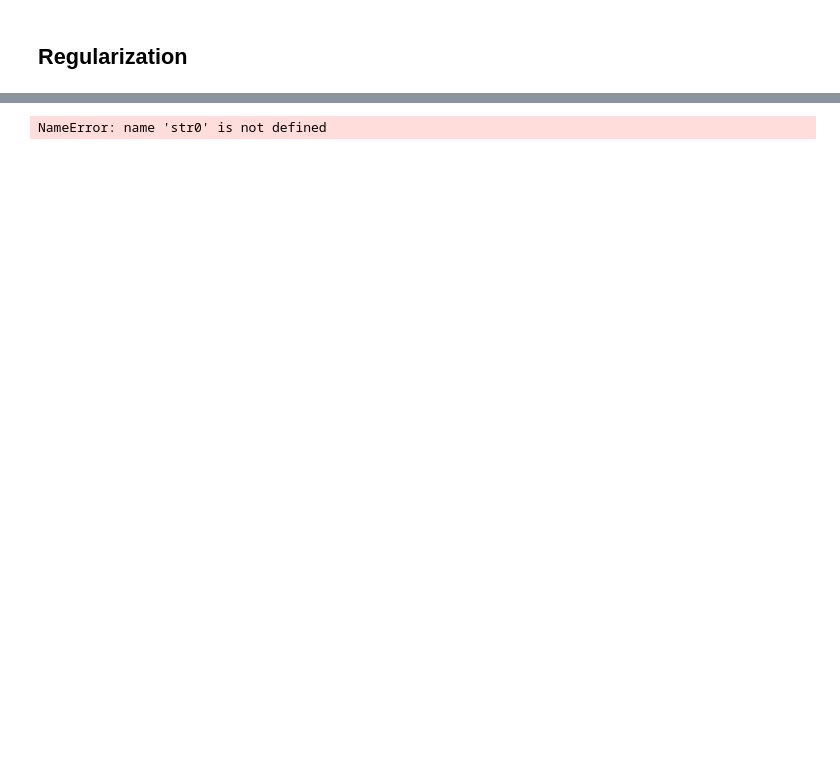
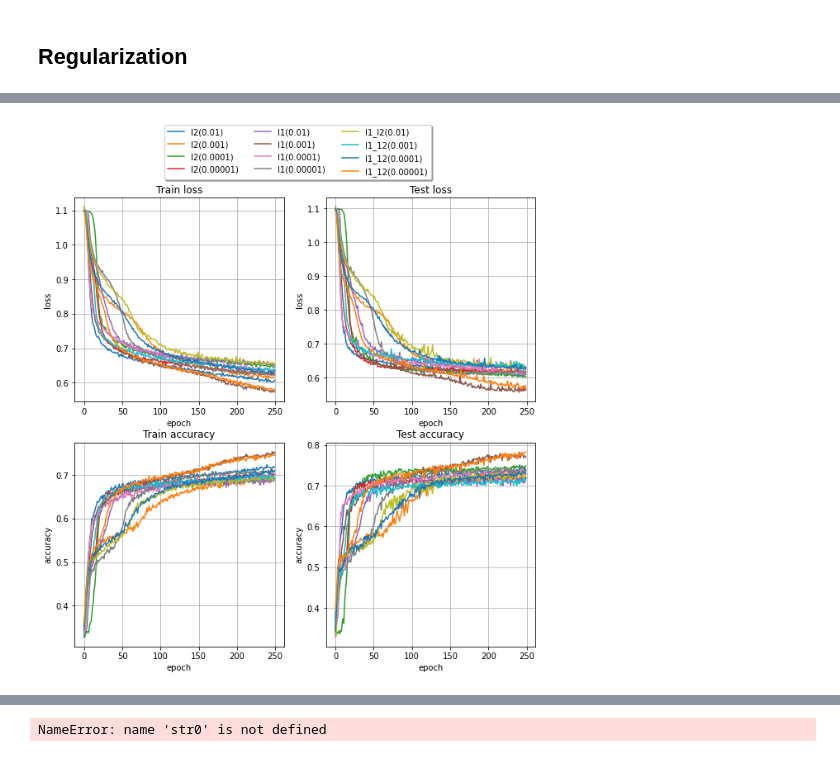
Before and after one commit to giuliacampesan/UniversityAssignments, a Jupyter notebook: 03_week/LoCPdown_Exercise3.ipynb, the cells around one changed output, grey strips where cells are left out. Saved outputs shown, nothing was run; the diff lists cells and outputs as text; code cells hidden in the pictures; blank space fills up the shorter version.

```diff
--- a/03_week/LoCPdown_Exercise3.ipynb
+++ b/03_week/LoCPdown_Exercise3.ipynb
@@ -778,7 +818,10 @@ print(trainable_count)
 # %% [markdown]
 ## Regularization
 # %%
-epochs = 10
+from tqdm import tqdm
+epochs = 250
+
+
 def get_model(k_reg):
     model = Sequential()
     model.add(Conv1D(                                       #First layer:
@@ -816,28 +859,79 @@ def get_model(k_reg):
 
 #learning_rate = [0.05, 0.1, 0.5]
 
-param_grid = {
-    'k_reg': [regularizers.l2(0.01),
-              regularizers.l2(0.001),
-              regularizers.l2(0.0001),
-              regularizers.l1(0.01),
-              regularizers.l1(0.001),
-              regularizers.l1(0.0001),
-              regularizers.l1_l2(0.01),
-              regularizers.l1_l2(0.001),
-              regularizers.l1_l2(0.0001)]
-}
 
-my_classifier = KerasClassifier(get_model,
-                                batch_size=batch_size,
-                                epochs=epochs,
-                               verbose = 0)
+k_reg = [
+          regularizers.l2(0.01),
+          regularizers.l2(0.001),
+          regularizers.l2(0.0001),
+          regularizers.l2(0.00001),
+          regularizers.l1(0.01),
+          regularizers.l1(0.001),
+          regularizers.l1(0.0001),
+          regularizers.l1(0.00001),
+          regularizers.l1_l2(0.01),
+          regularizers.l1_l2(0.001),
+          regularizers.l1_l2(0.0001),
+          regularizers.l1_l2(0.00001)
+        ]
 
-grid = GridSearchCV(my_classifier,
-                    param_grid,
-                    n_jobs = 1,
-                    #cv = 4,
-                    verbose=2)
+vals = ['l2(0.01)','l2(0.001)','l2(0.0001)','l2(0.00001)',
+        'l1(0.01)','l1(0.001)','l1(0.0001)','l1(0.00001)',
+        'l1_l2(0.01)','l1_l2(0.001)','l1_l2(0.0001)','l1_l2(0.00001)']
+fig, ax = plt.subplots(2, 2, figsize=(10,10))
 
-grid.fit(x_train, y_train)
+ax[0][0].set_title('Train loss')
+ax[0][0].set_xlabel('epoch')
+ax[0][0].set_ylabel('loss')
+ax[0][0].grid()
+ax[0][1].set_title('Test loss')
+ax[0][1].set_xlabel('epoch')
+ax[0][1].set_ylabel('loss')
+ax[0][1].grid()
+ax[1][0].set_title('Train accuracy')
+ax[1][0].set_xlabel('epoch')
+ax[1][0].set_ylabel('accuracy')
+ax[1][0].grid()
+ax[1][1].set_title('Test accuracy')
+ax[1][1].set_xlabel('epoch')
+ax[1][1].set_ylabel('accuracy')
+ax[1][1].grid()
+
+
+cvscores = []
+for i in tqdm(range(len(k_reg))):
+    model = get_model(k_reg[i])
+    model.compile(loss = tensorflow.keras.losses.categorical_crossentropy,
+                  optimizer = 'adam', metrics = ['accuracy'])
+
+    fit = model.fit(x_train,
+                    y_train,
+                    batch_size=batch_size,
+                    epochs=epochs,
+                    validation_data = (x_val,y_val),
+                    verbose = 0
+                   )
+
+    scores = model.evaluate(x_val, y_val, verbose=0)
+    cvscores.append(scores[1] * 100)
+    !mkdir MODEL
+    fname ='MODEL/model_reg_' + vals[i] +'.h5'
+    model.save(fname, save_format='h5')
+
+
+    ax[0][0].plot(fit.history['loss'], label=vals[i])
+    ax[0][1].plot(fit.history['val_loss'], label=vals[i])
+    ax[1][0].plot(fit.history['accuracy'], label=vals[i])
+    ax[1][1].plot(fit.history['val_accuracy'], label=vals[i])
+
+
+lines_labels = [ax[0][1].get_legend_handles_labels()]
+lines, labels = [sum(lol, []) for lol in zip(*lines_labels)]
+
+fig.legend(lines, labels, loc='upper center', bbox_to_anchor=(0.5, 1.01),
+          ncol=3, fancybox=True, shadow=True)
+
+plt.show()
+
+print(cvscores)
 # %% [output]
@@ -844,0 +950 @@ NameError: name 'regularizers' is not defined
+[figure, added]
```
Also changed, not shown: parts of 21 cells of this notebook, 20 other files.
